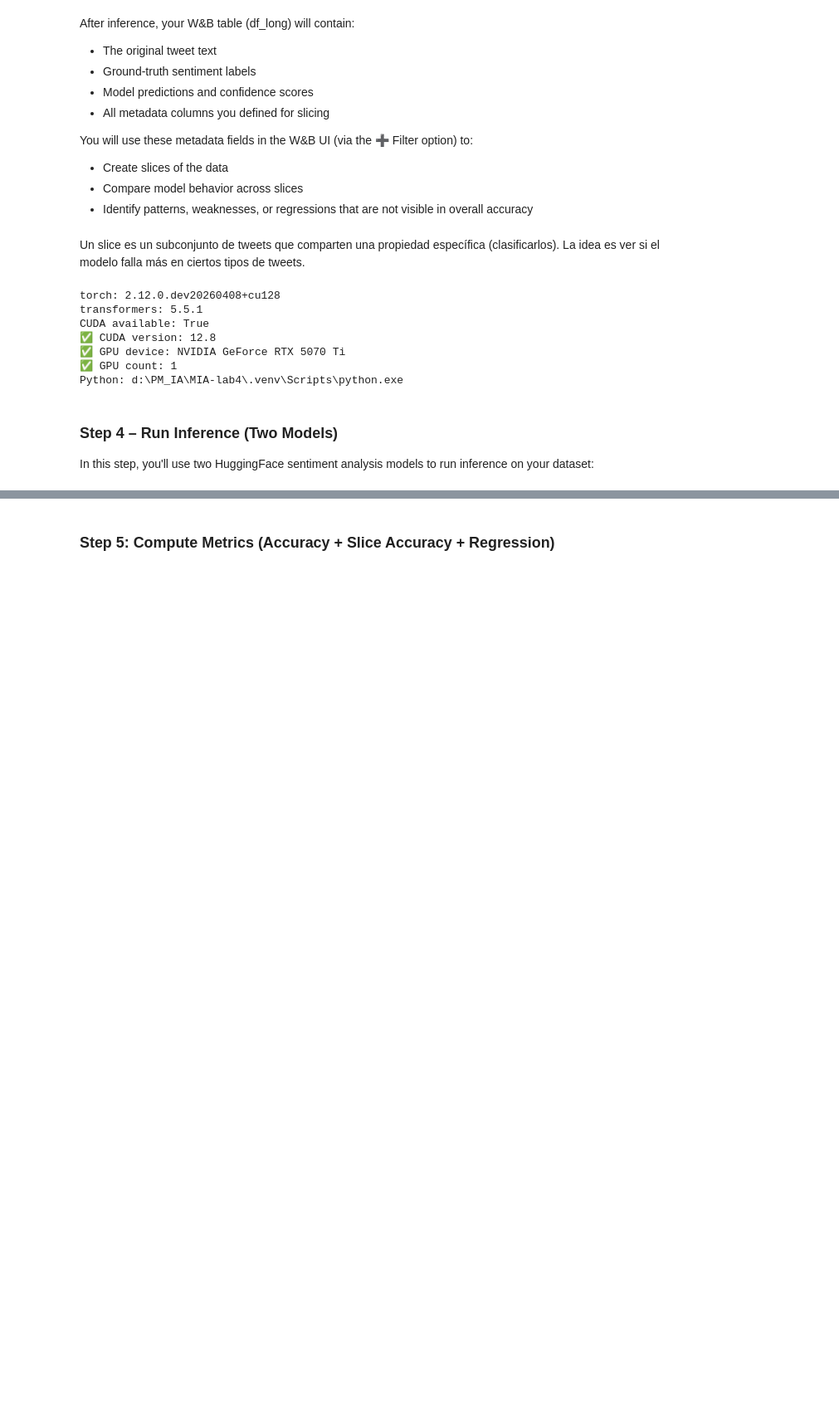
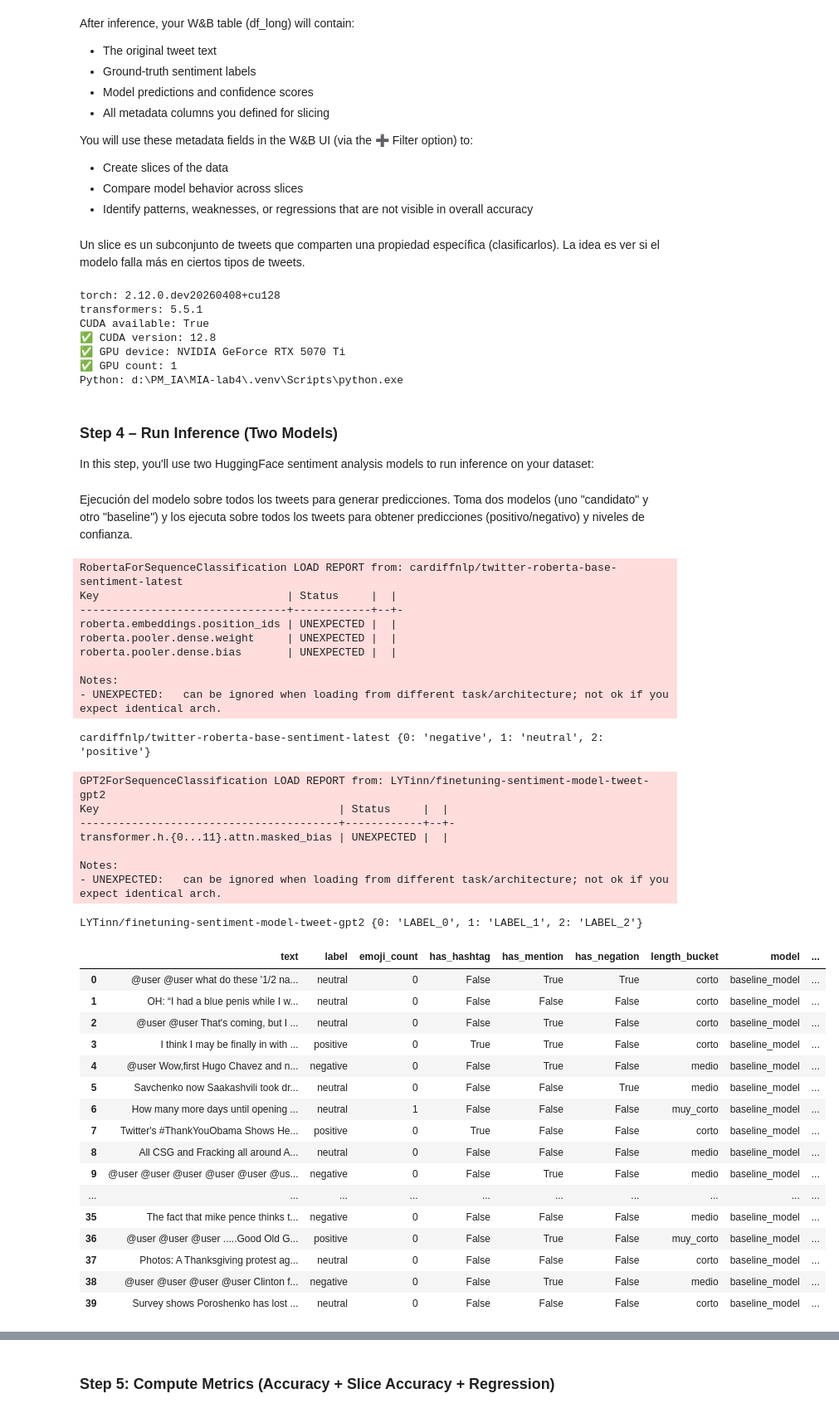
Before and after one commit to Rubencho6661/MIA-mlip-model-testing-lab4, a Jupyter notebook: lab4.ipynb, the cells around one changed output, grey strips where cells are left out. Shown at 83% size. Saved outputs shown, nothing was run; the diff lists cells and outputs as text; code cells hidden in the pictures; blank space fills up the shorter version.

```diff
--- a/lab4.ipynb
+++ b/lab4.ipynb
@@ -249,43 +254,82 @@ Python: d:\PM_IA\MIA-lab4\.venv\Scripts\python.exe
 ###  Step 4 – Run Inference (Two Models)
 
 In this step, you'll use two HuggingFace sentiment analysis models to run inference on your dataset:
+# %% [markdown]
+Ejecución del modelo sobre todos los tweets para generar predicciones.
+Toma dos modelos (uno "candidato" y otro "baseline") y los ejecuta sobre todos los tweets para obtener predicciones (positivo/negativo) y niveles de confianza.
 # %%
-from tqdm.auto import tqdm
+from tqdm.auto import tqdm  # Importar barra de progreso mientras el modelo procesa los tweets
 
-def run_pipeline(model_id: str, texts: list[str]):
+def run_pipeline(model_id: str, texts: list[str]):      # Definir la función para ejecutar el pipeline de Hugging Face (modelos disponibles a la lista de tweets)
     clf = pipeline(
         "text-classification",
         model=model_id,
-        truncation=True,
-        max_length=128,     # avoid truncation warnings
-        framework="pt",
-        device=-1           # CPU
+        truncation=True,    # Corta tweets largos a 128 tokens
+        max_length=128,     # avoid truncation warnings # Evita errores por tweets muy largos
+        framework="pt",     # Usa PyTorch
+        device=0           # -1 = CPU, 0 = GPU si tienes
     )
     # (Optional) sanity check label mapping for this model
-    # print(model_id, clf.model.config.id2label)
+    print(model_id, clf.model.config.id2label)
 
     preds, confs = [], []
-    for t in tqdm(texts, desc=f"Infer: {model_id}"):
+    for t in tqdm(texts, desc=f"Infer: {model_id}"):        # Itera los modelos sobre los textos con una barra de progreso
         out = clf(t)[0]
-        lbl = HF_LABEL_MAP.get(out["label"], out["label"])
+        lbl = HF_LABEL_MAP.get(out["label"], out["label"]) # Normaliza etiquetas "LABEL_0"/"LABEL_1", "NEGATIVE"/"POSITIVE". Si el modelo ya devuelve strings, los deja igual
         preds.append(lbl)
         confs.append(float(out["score"]))
     return preds, confs
 
 pred_frames = []
 texts = df["text"].tolist()
 
 for model_name, model_id in MODELS.items():
     yhat, conf = run_pipeline(model_id, texts)
     tmp = df.copy()
     tmp["model"] = model_name
     tmp["pred"] = yhat
     tmp["conf"] = conf
     pred_frames.append(tmp)
 
-df_long = pd.concat(pred_frames, ignore_index=True)
+df_long = pd.concat(pred_frames, ignore_index=True) # Combinar todo en un solo DataFrame
 
 # Add a stable example id so reshaping won't silently drop duplicates
 df_long["ex_id"] = df_long.groupby(["text", "label"]).ngroup()
 
-df_long.head(20)
+df_long.head(40)
+# %% [output]
+RobertaForSequenceClassification LOAD REPORT from: cardiffnlp/twitter-roberta-base-sentiment-latest
+Key                             | Status     |  |
+--------------------------------+------------+--+-
+roberta.embeddings.position_ids | UNEXPECTED |  |
+roberta.pooler.dense.weight     | UNEXPECTED |  |
+roberta.pooler.dense.bias       | UNEXPECTED |  |
+
+Notes:
+- UNEXPECTED:   can be ignored when loading from different task/architecture; not ok if you expect identical arch.
+cardiffnlp/twitter-roberta-base-sentiment-latest {0: 'negative', 1: 'neutral', 2: 'positive'}
+GPT2ForSequenceClassification LOAD REPORT from: LYTinn/finetuning-sentiment-model-tweet-gpt2
+Key                                     | Status     |  |
+----------------------------------------+------------+--+-
+transformer.h.{0...11}.attn.masked_bias | UNEXPECTED |  |
+
+Notes:
+- UNEXPECTED:   can be ignored when loading from different task/architecture; not ok if you expect identical arch.
+LYTinn/finetuning-sentiment-model-tweet-gpt2 {0: 'LABEL_0', 1: 'LABEL_1', 2: 'LABEL_2'}
+|  | text | label | emoji_count | has_hashtag | has_mention | has_negation | length_bucket | model | ... |
+| 0 | @user @user what do these '1/2 na... | neutral | 0 | False | True | True | corto | baseline_model | ... |
+| 1 | OH: “I had a blue penis while I w... | neutral | 0 | False | False | False | corto | baseline_model | ... |
+| 2 | @user @user That's coming, but I ... | neutral | 0 | False | True | False | corto | baseline_model | ... |
+| 3 | I think I may be finally in with ... | positive | 0 | True | True | False | corto | baseline_model | ... |
+| 4 | @user Wow,first Hugo Chavez and n... | negative | 0 | False | True | False | medio | baseline_model | ... |
+| 5 | Savchenko now Saakashvili took dr... | neutral | 0 | False | False | True | medio | baseline_model | ... |
+| 6 | How many more days until opening ... | neutral | 1 | False | False | False | muy_corto | baseline_model | ... |
+| 7 | Twitter's #ThankYouObama Shows He... | positive | 0 | True | False | False | corto | baseline_model | ... |
+| 8 | All CSG and Fracking all around A... | neutral | 0 | False | False | False | medio | baseline_model | ... |
+| 9 | @user @user @user @user @user @us... | negative | 0 | False | True | False | medio | baseline_model | ... |
+| ... | ... | ... | ... | ... | ... | ... | ... | ... | ... |
+| 35 | The fact that mike pence thinks t... | negative | 0 | False | False | False | medio | baseline_model | ... |
+| 36 | @user @user @user .....Good Old G... | positive | 0 | False | True | False | muy_corto | baseline_model | ... |
+| 37 | Photos: A Thanksgiving protest ag... | neutral | 0 | False | False | False | corto | baseline_model | ... |
+| 38 | @user @user @user @user Clinton f... | negative | 0 | False | True | False | medio | baseline_model | ... |
+| 39 | Survey shows Poroshenko has lost ... | neutral | 0 | False | False | False | corto | baseline_model | ... |
```
Also changed, not shown: parts of 20 cells of this notebook.
